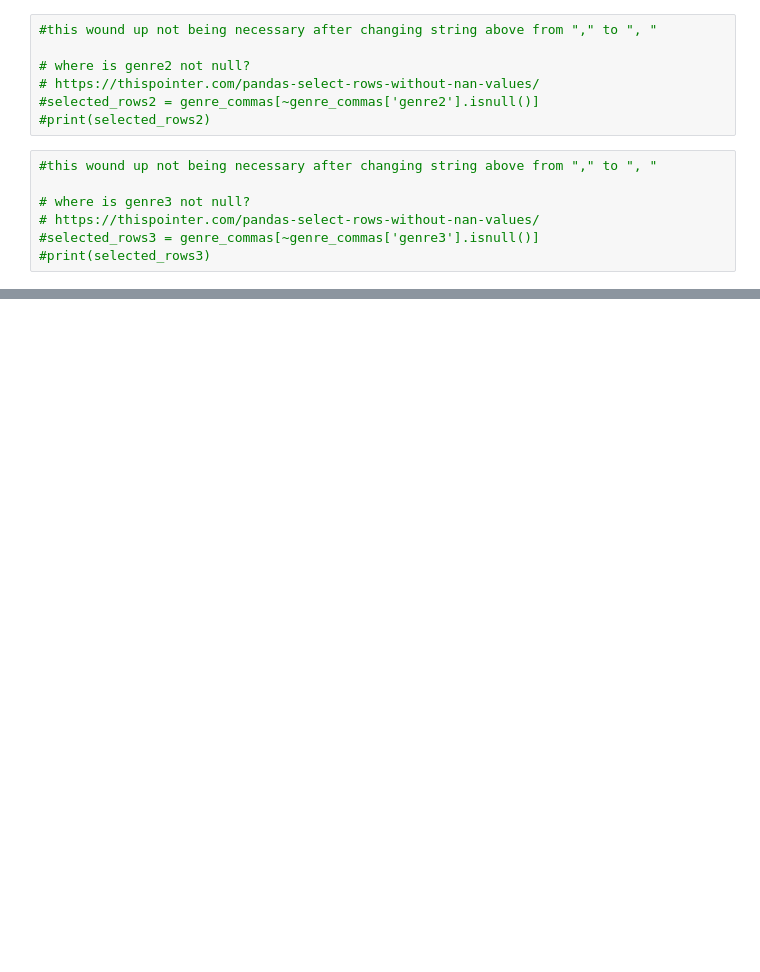
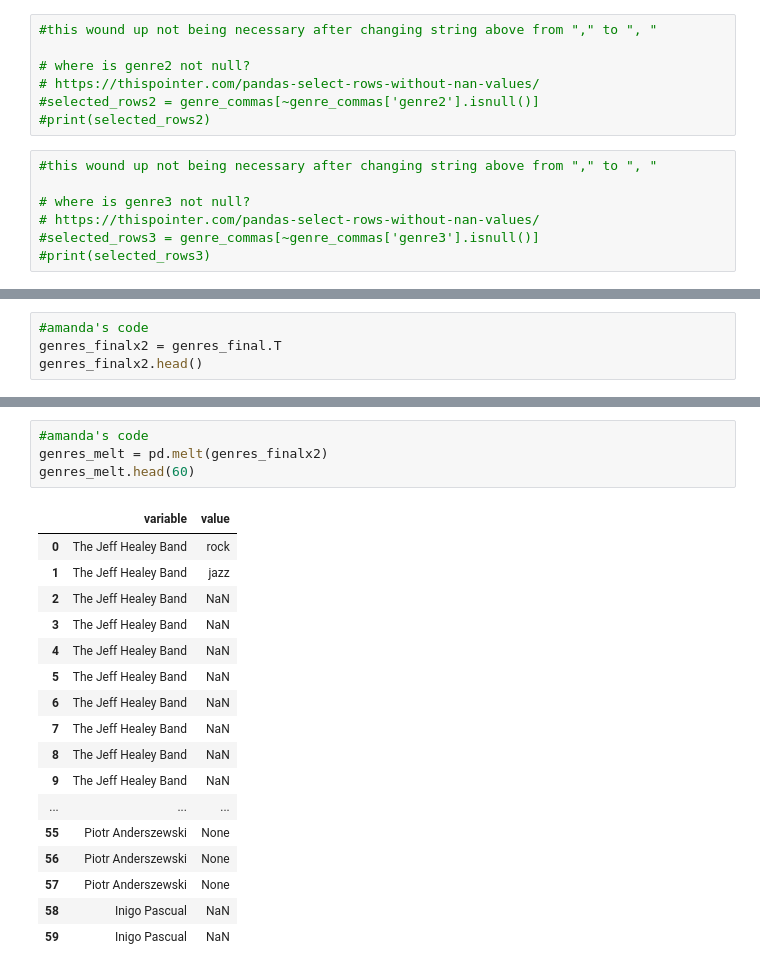
Before and after one commit to NSS-Data-Analytics-Cohort-6/mlc-project-pythons-on-a-plane, a Jupyter notebook: notebooks/genre_prep.ipynb, the cells around one changed output, grey strips where cells are left out. Drawn from its saved outputs; the diff is of its cells as text; blank space fills up the shorter version.

```diff
--- a/notebooks/genre_prep.ipynb
+++ b/notebooks/genre_prep.ipynb
@@ -113,0 +118,4 @@ ValueError: Columns must be same length as key
+# %%
+#amanda's code
+genres_finalx2 = genres_final.T
+genres_finalx2.head()
@@ -113,0 +140,22 @@ ValueError: Columns must be same length as key
+# %%
+#amanda's code
+genres_melt = pd.melt(genres_finalx2)
+genres_melt.head(60)
+# %% [output]
+|  | variable | value |
+| 0 | The Jeff Healey Band | rock |
+| 1 | The Jeff Healey Band | jazz |
+| 2 | The Jeff Healey Band | NaN |
+| 3 | The Jeff Healey Band | NaN |
+| 4 | The Jeff Healey Band | NaN |
+| 5 | The Jeff Healey Band | NaN |
+| 6 | The Jeff Healey Band | NaN |
+| 7 | The Jeff Healey Band | NaN |
+| 8 | The Jeff Healey Band | NaN |
+| 9 | The Jeff Healey Band | NaN |
+| ... | ... | ... |
+| 55 | Piotr Anderszewski | None |
+| 56 | Piotr Anderszewski | None |
+| 57 | Piotr Anderszewski | None |
+| 58 | Inigo Pascual | NaN |
+| 59 | Inigo Pascual | NaN |
```
Also changed, not shown: parts of 9 cells of this notebook.
